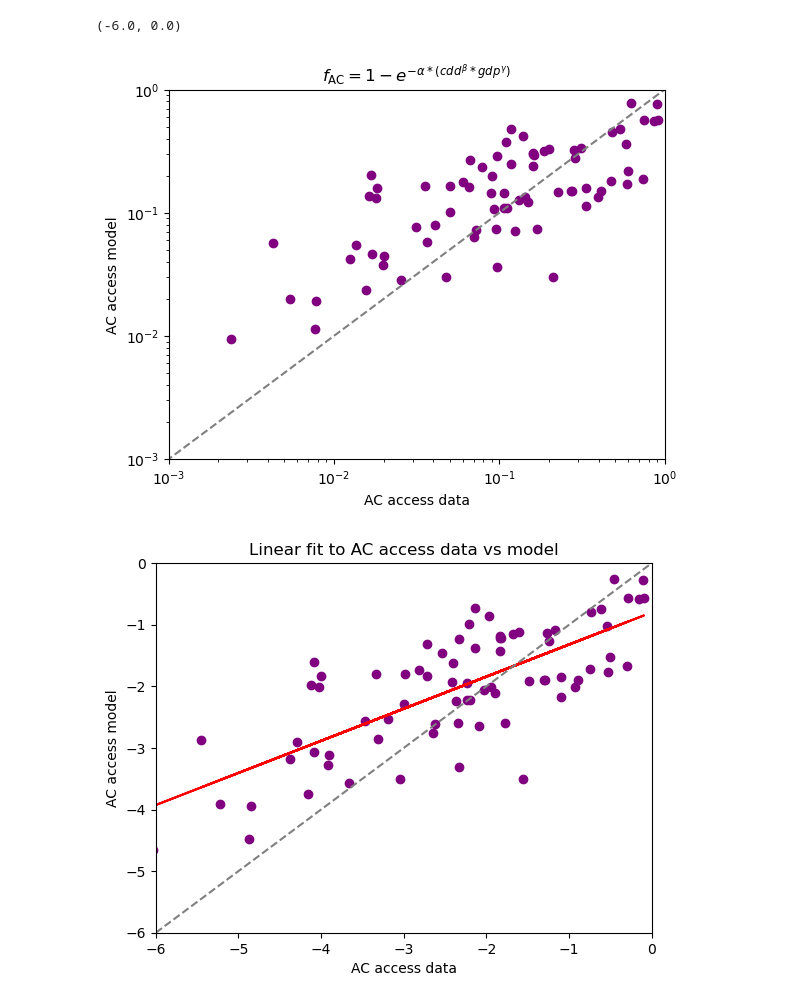
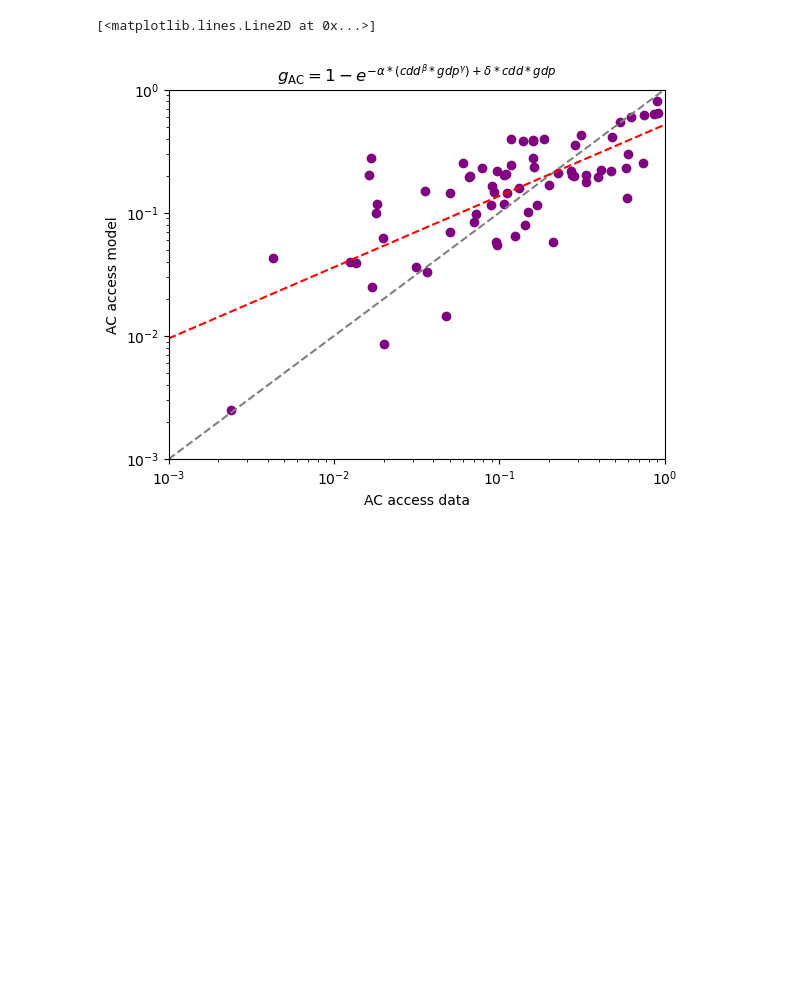
Before and after one commit to carnegie/clab_cooling_deficit_index, a Jupyter notebook: derive_ac_adoption_function.ipynb, the cells around one changed output. Cells and saved outputs as stored; diff of their text form; code cells hidden in the pictures; blank space fills up the shorter version.

```diff
--- a/derive_ac_adoption_function.ipynb
+++ b/derive_ac_adoption_function.ipynb
@@ -57,11 +57,11 @@ def ac_access_paper(xdata):
 # Functional form of AC access function
 def ac_access_paper_refit(xdata, a, b, c):
     cdd, gdp = xdata
-    return np.log((1. - np.exp(-a * cdd)) * (1 / (1 + np.exp(b) * np.exp(-c * gdp))))
+    return ((1. - np.exp(-a * cdd)) * (1 / (1 + np.exp(b) * np.exp(-c * gdp))))
 
 def ac_access_combined_exp(xdata, a, b, c):
     cdd, gdp = xdata
-    return (1. - np.exp(-a * ((cdd)**b * (gdp)**c)))
+    return (np.exp(-a * ((cdd)**(b) * (gdp)**c)))
 # %%
 # Calculate the R^2 and RMSE value
 def calc_r2_rmse(ydata, ymodel):
@@ -77,7 +94,7 @@ def calc_r2_rmse(ydata, ymodel):
 def plot_ac_access(ydata, ymodel, color, title, filename):
     plt.figure()
     plt.scatter(ydata, ymodel, color=color)
-    plt.plot([0, 1], [0, 1], color='gray', linestyle='--')
+    plt.plot([0.001, 1], [0.001, 1], color='gray', linestyle='--')
     # Both axes in log scale
     plt.xscale('log')
     plt.yscale('log')
@@ -120,33 +149,38 @@ RMSE value:  0.18223695288069844
 # %%
 # Alternative fit function
 ydata = (ac_data["AC"])
-popt_comb, pcov_comb = curve_fit(ac_access_combined_exp, xdata, ydata)
+# Curve fit requiring all parameters to be positive
+popt_comb, pcov_comb = curve_fit(ac_access_combined_exp, xdata, ydata, bounds=(0, np.inf))
 print(popt_comb)
 
 # Calculate the R^2 and RMSE value
-calc_r2_rmse(ac_data["AC"], ac_access_combined_exp(xdata, *popt_comb))
+calc_r2_rmse(ydata, ac_access_combined_exp(xdata, *popt_comb))
 # Plot the AC access data vs model
-plot_ac_access(ac_data["AC"], ac_access_combined_exp(xdata, *popt_comb), "purple", r"$f_{\mathrm{AC}}=1 - e^{-\alpha * (cdd^{\beta} * gdp^{\gamma})}$", "ac_access_combined_exp")
+# plot_ac_access((ydata), (ac_access_combined_exp(xdata, *popt_comb)), "purple", r"$f_{\mathrm{AC}}=1 - e^{-\alpha * (cdd^{\beta} * gdp^{\gamma})}$", "ac_access_combined_exp")
 
-with open('exposure_function_params_combined_exponential.pkl', 'wb') as f:
-    pickle.dump({'cdd_scale': popt_comb[0], 'alpha': popt_comb[1], 'k': popt_comb[2]}, f)
+# with open('exposure_function_params_combined_exponential.pkl', 'wb') as f:
+#     pickle.dump({'cdd_scale': popt_comb[0], 'alpha': popt_comb[1], 'k': popt_comb[2]}, f)
 
-# Fit a linear function to AC data vs calculated AC
-def linear_fit(x, a, b):
+def ac_access_modified_exp(xdata, a, b, c, d):
+    cdd, gdp = xdata
+    return (1. - np.exp(-a * (cdd**b) * (gdp**c) + d * cdd * gdp))
+
+# Alternative fit function
+popt_mod, pcov_mod = curve_fit(ac_access_modified_exp, xdata, ydata, bounds=(0, np.inf))
+print("\n")
+print(popt_mod)
+calc_r2_rmse(ydata, ac_access_modified_exp(xdata, *popt_mod))
+plot_ac_access(ydata, ac_access_modified_exp(xdata, *popt_mod), "purple", r"$g_{\mathrm{AC}}=1 - e^{-\alpha * (cdd^{\beta} * gdp^{\gamma}) + \delta * cdd * gdp}$", "ac_access_modified_exp")
+
+# Linear fit to data vs model in log space
+def lin_funct(x, a, b):
     return a*x + b
-def log(x,a,b):
-    return np.log(a*x + b)
-popt_lin, pcov_lin = curve_fit(linear_fit, np.log(ac_data["AC"]), np.log(ac_access_combined_exp(xdata, *popt_comb)))
-print("linear fit:")
-print(popt_lin)
-# Add to plot the linear fit
-plt.figure()
-plt.scatter(np.log(ac_data["AC"]), np.log(ac_access_combined_exp(xdata, *popt_comb)), color="purple")
-plt.plot(np.log(ac_data["AC"]), linear_fit(np.log(ac_data["AC"]), *popt_lin), color="red")
-plt.plot([-6, 0], [-6, 0], color='gray', linestyle='--')
-plt.xlabel("AC access data")
-plt.ylabel("AC access model")
-plt.title("Linear fit to AC access data vs model")
-plt.xlim([-6, 0])
-plt.ylim([-6, 0])
+
+#Drop negative values
+ymodel = ac_access_modified_exp(xdata, *popt_mod)
+ydata = ydata[ymodel > 0]
+ymodel = ymodel[ymodel > 0]
+
+popt_lin, pcov_lin = curve_fit(lin_funct, np.log(ydata), np.log(ymodel))
+plt.plot([1e-3,1], np.exp(lin_funct(np.log([1e-3,1]), *popt_lin)), color='red', linestyle='--')
 # %% [output]
@@ -158,3 +207,2 @@ linear fit:
-(-6.0, 0.0)
+[<matplotlib.lines.Line2D at 0x...>]
-[figure, old version]
+[figure, new version]
-[figure, removed]
```
Also changed, not shown: parts of 6 cells of this notebook.
